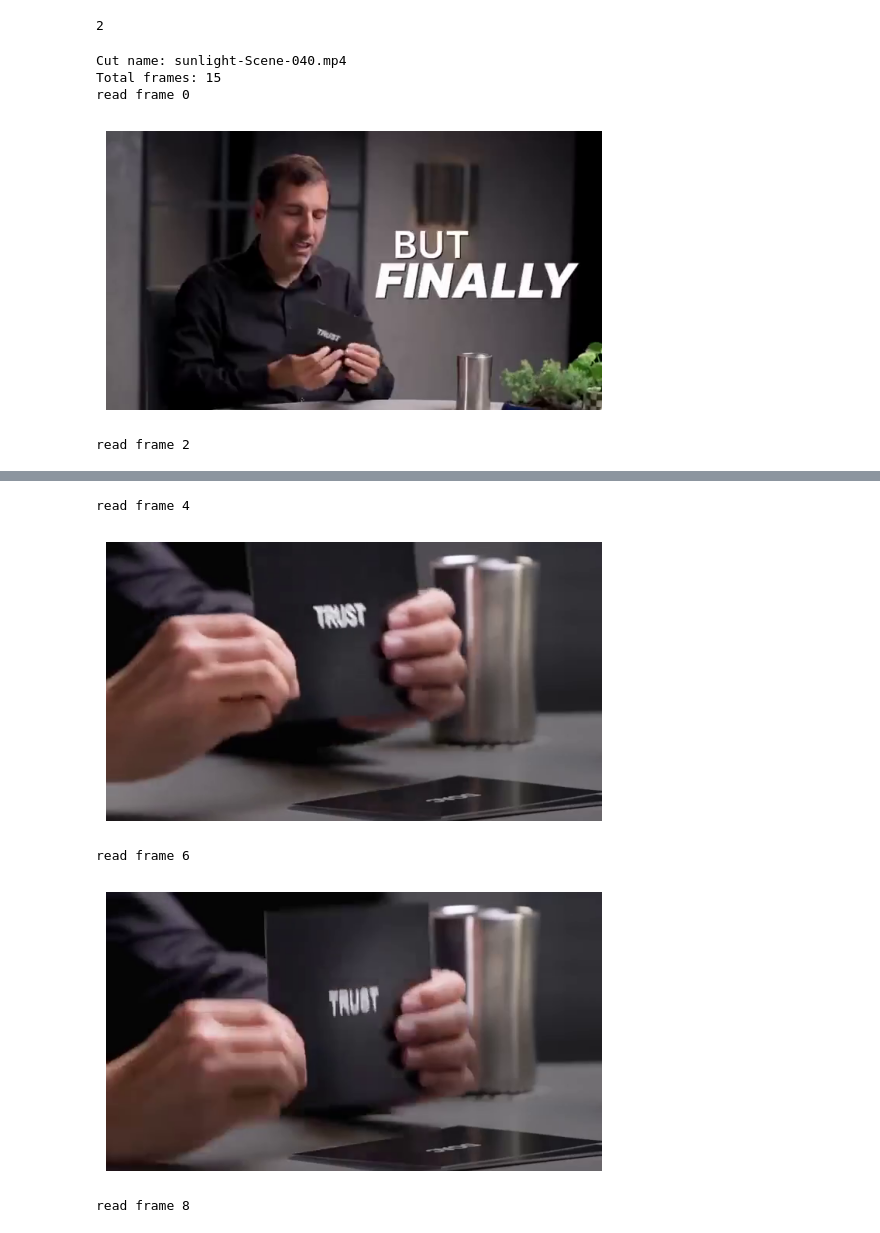
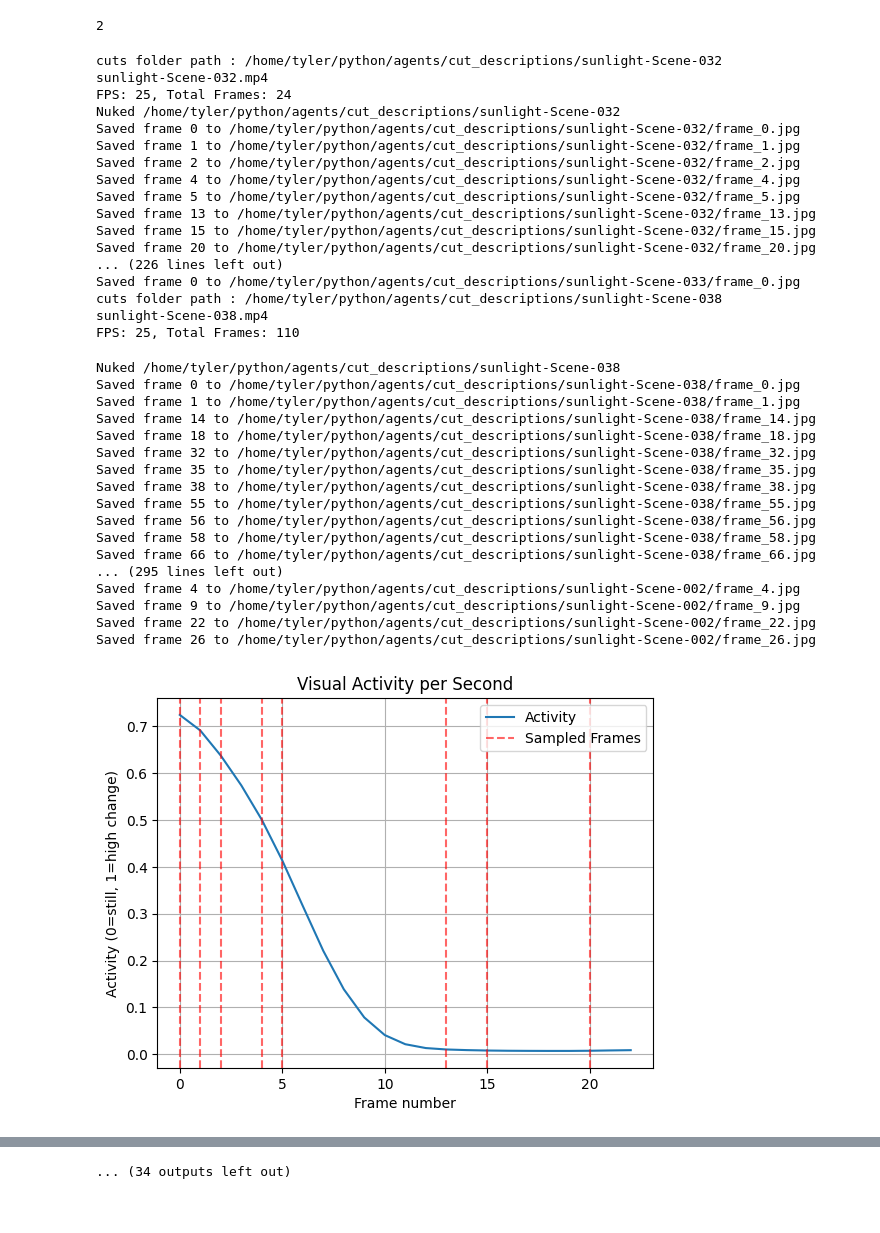
Before and after one commit to N0-Flux-given/video_analyzer, a Jupyter notebook: scripts/video_analysis/analyze_cuts.ipynb, the cells around one changed output, grey strips where cells are left out. Saved outputs shown, nothing was run; the diff lists cells and outputs as text; code cells hidden in the pictures.

Commit message:
activity-based frame sampling and descriptions

```diff
--- a/scripts/video_analysis/analyze_cuts.ipynb
+++ b/scripts/video_analysis/analyze_cuts.ipynb
@@ -80,19 +201,63 @@ nth_frame_to_sample
 2
 # %%
 for cut in os.listdir(CUTS_PATH):
-    frame_descriptions = []
+    cut_folder_path = os.path.join(CUTS_DESCRIPTION_PATH, cut.split(".")[0])
+    print(f"cuts folder path : {cut_folder_path}")
+    # Example usage
 
-    frame_buffers = get_frames(cut)
-    for frame_buffer in frame_buffers:
-        frame_description = describe_image(frame_buffer)
-        print(frame_description)
-        frame_descriptions.append(frame_description)
-        write_frame_descriptions(cut, frame_description)
+    video_cut_path = os.path.join(CUTS_PATH, cut)
+    print(cut)
 
-    break
+    activity = get_activity_per_frame(video_cut_path)
+    activity = smooth_signal_gaussian(activity)
+    adaptive_samples = adaptive_frame_sampling(activity=activity)
+
+    if os.path.isdir(cut_folder_path):
+        shutil.rmtree(cut_folder_path)
+        print(f"Nuked {cut_folder_path}")
+    os.mkdir(os.path.join(cut_folder_path))
+    plot_and_save_cut_activity(
+        path=os.path.join(cut_folder_path, f"{cut}_activity_plot.png"),
+        activity=activity,
+        sampled_indices=adaptive_samples,
+    )
+
+    save_frames_from_video(video_cut_path, adaptive_samples, cut_folder_path)
+
+    # break
 # %% [output]
-Cut name: sunlight-Scene-040.mp4
-Total frames: 15
-read frame 0
+cuts folder path : /home/tyler/python/agents/cut_descriptions/sunlight-Scene-032
+sunlight-Scene-032.mp4
+FPS: 25, Total Frames: 24
+Nuked /home/tyler/python/agents/cut_descriptions/sunlight-Scene-032
+Saved frame 0 to /home/tyler/python/agents/cut_descriptions/sunlight-Scene-032/frame_0.jpg
+Saved frame 1 to /home/tyler/python/agents/cut_descriptions/sunlight-Scene-032/frame_1.jpg
+Saved frame 2 to /home/tyler/python/agents/cut_descriptions/sunlight-Scene-032/frame_2.jpg
+Saved frame 4 to /home/tyler/python/agents/cut_descriptions/sunlight-Scene-032/frame_4.jpg
+Saved frame 5 to /home/tyler/python/agents/cut_descriptions/sunlight-Scene-032/frame_5.jpg
+Saved frame 13 to /home/tyler/python/agents/cut_descriptions/sunlight-Scene-032/frame_13.jpg
+Saved frame 15 to /home/tyler/python/agents/cut_descriptions/sunlight-Scene-032/frame_15.jpg
+Saved frame 20 to /home/tyler/python/agents/cut_descriptions/sunlight-Scene-032/frame_20.jpg
+... (226 lines left out)
+Saved frame 0 to /home/tyler/python/agents/cut_descriptions/sunlight-Scene-033/frame_0.jpg
+cuts folder path : /home/tyler/python/agents/cut_descriptions/sunlight-Scene-038
+sunlight-Scene-038.mp4
+FPS: 25, Total Frames: 110
+Nuked /home/tyler/python/agents/cut_descriptions/sunlight-Scene-038
+Saved frame 0 to /home/tyler/python/agents/cut_descriptions/sunlight-Scene-038/frame_0.jpg
+Saved frame 1 to /home/tyler/python/agents/cut_descriptions/sunlight-Scene-038/frame_1.jpg
+Saved frame 14 to /home/tyler/python/agents/cut_descriptions/sunlight-Scene-038/frame_14.jpg
+Saved frame 18 to /home/tyler/python/agents/cut_descriptions/sunlight-Scene-038/frame_18.jpg
+Saved frame 32 to /home/tyler/python/agents/cut_descriptions/sunlight-Scene-038/frame_32.jpg
+Saved frame 35 to /home/tyler/python/agents/cut_descriptions/sunlight-Scene-038/frame_35.jpg
+Saved frame 38 to /home/tyler/python/agents/cut_descriptions/sunlight-Scene-038/frame_38.jpg
+Saved frame 55 to /home/tyler/python/agents/cut_descriptions/sunlight-Scene-038/frame_55.jpg
+Saved frame 56 to /home/tyler/python/agents/cut_descriptions/sunlight-Scene-038/frame_56.jpg
+Saved frame 58 to /home/tyler/python/agents/cut_descriptions/sunlight-Scene-038/frame_58.jpg
+Saved frame 66 to /home/tyler/python/agents/cut_descriptions/sunlight-Scene-038/frame_66.jpg
+... (295 lines left out)
+Saved frame 4 to /home/tyler/python/agents/cut_descriptions/sunlight-Scene-002/frame_4.jpg
+Saved frame 9 to /home/tyler/python/agents/cut_descriptions/sunlight-Scene-002/frame_9.jpg
+Saved frame 22 to /home/tyler/python/agents/cut_descriptions/sunlight-Scene-002/frame_22.jpg
+Saved frame 26 to /home/tyler/python/agents/cut_descriptions/sunlight-Scene-002/frame_26.jpg
-[figure, old version]
+[figure, new version]
-read frame 2
@@ -100,5 +273 @@ read frame 2
-read frame 4
+... (34 outputs left out)
-[figure, old version]
-read frame 6
-[figure, old version]
-read frame 8
```
Also changed, not shown: parts of 4 cells of this notebook, 21 other files.
